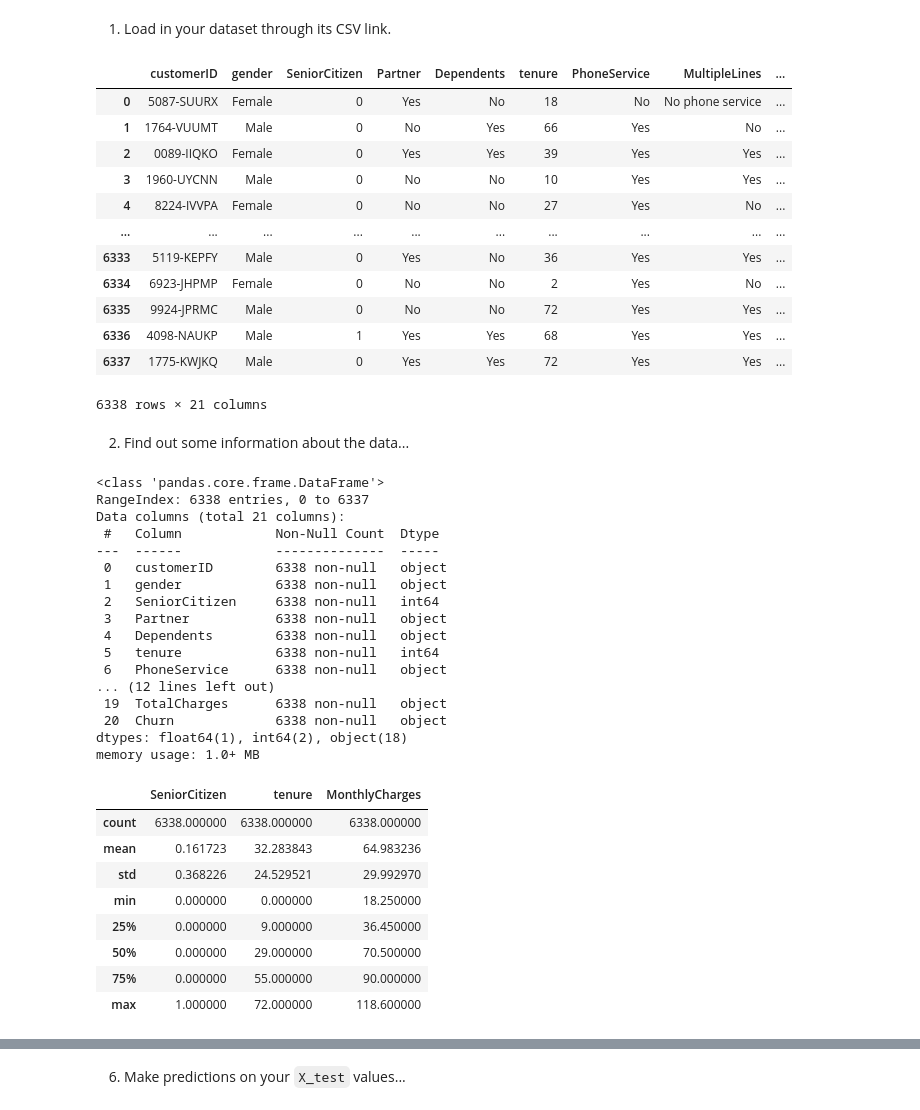
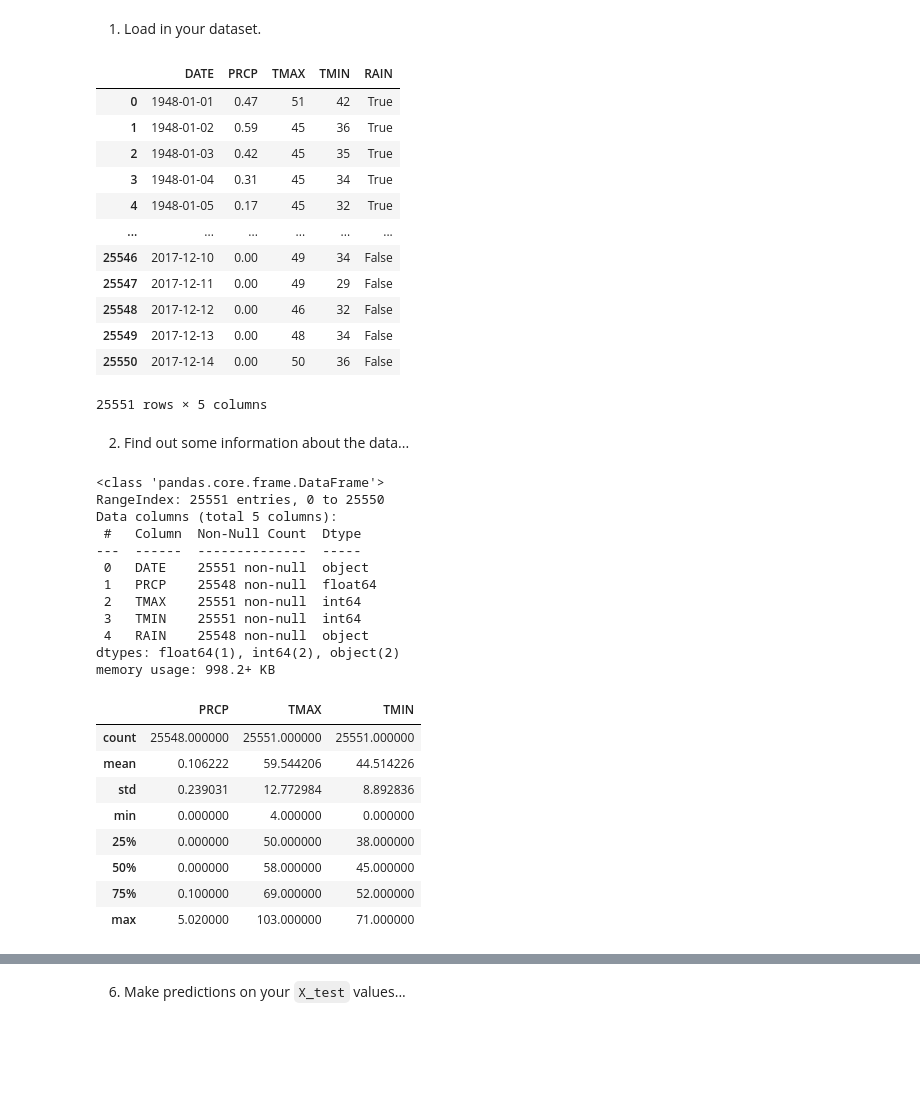
Before and after one commit to mesha4545a/Assigment-2, a Jupyter notebook: Copy_of_02_assignment.ipynb, the cells around one changed output, grey strips where cells are left out. Saved outputs shown, nothing was run; the diff lists cells and outputs as text; code cells hidden in the pictures; blank space fills up the shorter version.

```diff
--- a/Copy_of_02_assignment.ipynb
+++ b/Copy_of_02_assignment.ipynb
@@ -14,57 +20,52 @@
 # %% [markdown]
-1. Load in your dataset through its CSV link.
+1. Load in your dataset.
 # %%
 import pandas as pd
-df = pd.read_csv('https://github.com/gumdropsteve/intro_to_machine_learning/raw/main/day_05/data/churn_data.csv')
+df =pd.read_csv('https://github.com/daniel-dc-cd/data_science/raw/master/module_3_Python/data/seattle_weather_1948-2017.csv')
 df
 # %% [output]
-|  | customerID | gender | SeniorCitizen | Partner | Dependents | tenure | PhoneService | MultipleLines | ... |
-| 0 | 5087-SUURX | Female | 0 | Yes | No | 18 | No | No phone service | ... |
-| 1 | 1764-VUUMT | Male | 0 | No | Yes | 66 | Yes | No | ... |
-| 2 | 0089-IIQKO | Female | 0 | Yes | Yes | 39 | Yes | Yes | ... |
-| 3 | 1960-UYCNN | Male | 0 | No | No | 10 | Yes | Yes | ... |
-| 4 | 8224-IVVPA | Female | 0 | No | No | 27 | Yes | No | ... |
-| ... | ... | ... | ... | ... | ... | ... | ... | ... | ... |
-| 6333 | 5119-KEPFY | Male | 0 | Yes | No | 36 | Yes | Yes | ... |
-| 6334 | 6923-JHPMP | Female | 0 | No | No | 2 | Yes | No | ... |
-| 6335 | 9924-JPRMC | Male | 0 | No | No | 72 | Yes | Yes | ... |
-| 6336 | 4098-NAUKP | Male | 1 | Yes | Yes | 68 | Yes | Yes | ... |
-| 6337 | 1775-KWJKQ | Male | 0 | Yes | Yes | 72 | Yes | Yes | ... |
+|  | DATE | PRCP | TMAX | TMIN | RAIN |
+| 0 | 1948-01-01 | 0.47 | 51 | 42 | True |
+| 1 | 1948-01-02 | 0.59 | 45 | 36 | True |
+| 2 | 1948-01-03 | 0.42 | 45 | 35 | True |
+| 3 | 1948-01-04 | 0.31 | 45 | 34 | True |
+| 4 | 1948-01-05 | 0.17 | 45 | 32 | True |
+| ... | ... | ... | ... | ... | ... |
+| 25546 | 2017-12-10 | 0.00 | 49 | 34 | False |
+| 25547 | 2017-12-11 | 0.00 | 49 | 29 | False |
+| 25548 | 2017-12-12 | 0.00 | 46 | 32 | False |
+| 25549 | 2017-12-13 | 0.00 | 48 | 34 | False |
+| 25550 | 2017-12-14 | 0.00 | 50 | 36 | False |
-6338 rows × 21 columns
+25551 rows × 5 columns
 # %% [markdown]
 2. Find out some information about the data...
 # %%
 df.info()
 # %% [output]
 <class 'pandas.core.frame.DataFrame'>
-RangeIndex: 6338 entries, 0 to 6337
-Data columns (total 21 columns):
- #   Column            Non-Null Count  Dtype
----  ------            --------------  -----
- 0   customerID        6338 non-null   object
- 1   gender            6338 non-null   object
- 2   SeniorCitizen     6338 non-null   int64
- 3   Partner           6338 non-null   object
- 4   Dependents        6338 non-null   object
- 5   tenure            6338 non-null   int64
- 6   PhoneService      6338 non-null   object
-... (12 lines left out)
- 19  TotalCharges      6338 non-null   object
- 20  Churn             6338 non-null   object
-dtypes: float64(1), int64(2), object(18)
-memory usage: 1.0+ MB
+RangeIndex: 25551 entries, 0 to 25550
+Data columns (total 5 columns):
+ #   Column  Non-Null Count  Dtype
+---  ------  --------------  -----
+ 0   DATE    25551 non-null  object
+ 1   PRCP    25548 non-null  float64
+ 2   TMAX    25551 non-null  int64
+ 3   TMIN    25551 non-null  int64
+ 4   RAIN    25548 non-null  object
+dtypes: float64(1), int64(2), object(2)
+memory usage: 998.2+ KB
 # %%
 df.describe()
 # %% [output]
-|  | SeniorCitizen | tenure | MonthlyCharges |
-| count | 6338.000000 | 6338.000000 | 6338.000000 |
-| mean | 0.161723 | 32.283843 | 64.983236 |
-| std | 0.368226 | 24.529521 | 29.992970 |
-| min | 0.000000 | 0.000000 | 18.250000 |
-| 25% | 0.000000 | 9.000000 | 36.450000 |
-| 50% | 0.000000 | 29.000000 | 70.500000 |
-| 75% | 0.000000 | 55.000000 | 90.000000 |
-| max | 1.000000 | 72.000000 | 118.600000 |
+|  | PRCP | TMAX | TMIN |
+| count | 25548.000000 | 25551.000000 | 25551.000000 |
+| mean | 0.106222 | 59.544206 | 44.514226 |
+| std | 0.239031 | 12.772984 | 8.892836 |
+| min | 0.000000 | 4.000000 | 0.000000 |
+| 25% | 0.000000 | 50.000000 | 38.000000 |
+| 50% | 0.000000 | 58.000000 | 45.000000 |
+| 75% | 0.100000 | 69.000000 | 52.000000 |
+| max | 5.020000 | 103.000000 | 71.000000 |
 # %%
 df.describe(exclude="number")
 # %% [output]
```
Also changed, not shown: parts of 71 cells of this notebook.
